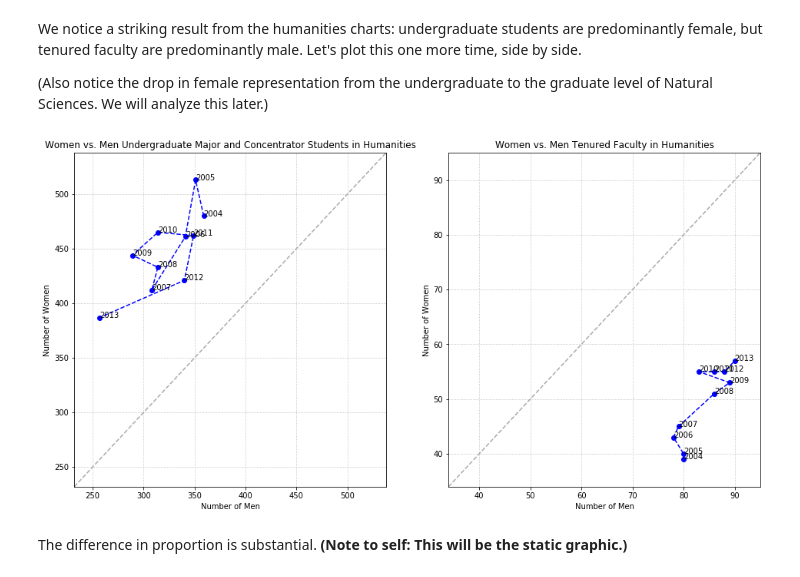
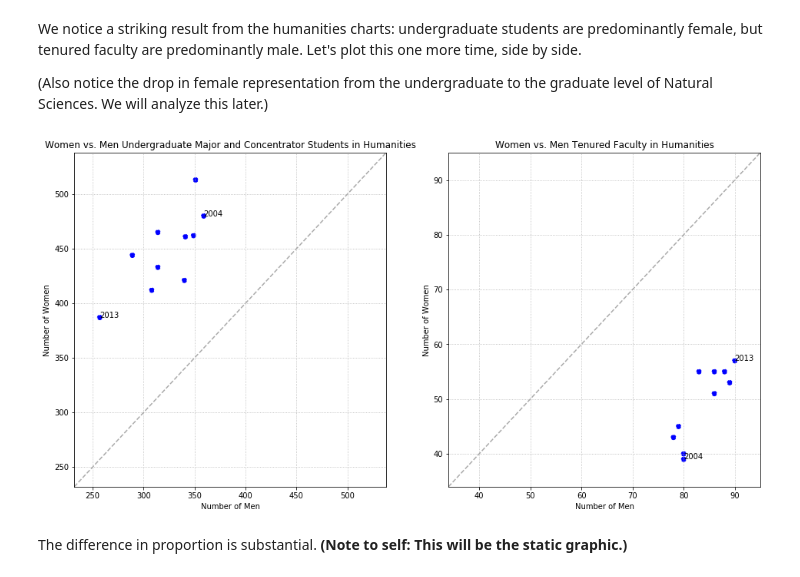
Before and after one commit to jsonkao/CU-female-representation, a Jupyter notebook: notebooks/female-representation.ipynb, the cells around one changed output. Drawn from its saved outputs; the diff is of its cells as text; code cells hidden in the pictures.

```diff
--- a/notebooks/female-representation.ipynb
+++ b/notebooks/female-representation.ipynb
@@ -46,7 +46,7 @@ def requestTable(div, rank, years=YEARS):
 
 In the following 16 charts we visualize female representation in each academic rank of each academic division. In the vertical axis we represent the number of women, in the horizontal axis the number of men. Each axis encompasses the same range. This is so we can easily visualize a 1:1 line (which represents an equal number of men and women) and compare the proportion of women over men.
 # %%
-def plotSquare(plot, div, rank, equality=True, abbreviate=True, years=YEARS, line=True, yzero=False):
+def plotSquare(plot, div, rank, equality=True, abbreviate=True, years=YEARS, line=True, yzero=False, annotate=True):
     labelIndex = 1 if abbreviate else 0
     plot.set_title(
         'Women vs. Men {} in {}'.format(
@@ -66,15 +66,18 @@ def plotSquare(plot, div, rank, equality=True, abbreviate=True, years=YEARS, lin
     padding = int((axMax - axMin) * 0.1)
     axMin -= padding
     axMax += padding
-    plot.axis(xmin=axMin,xmax=axMax,ymin=(0 if yzero else axMin),ymax=axMax)
+    if yzero:
+        axMin = 0
+    plot.axis(xmin=axMin,xmax=axMax,ymin=axMin,ymax=axMax)
 
     plot.grid('scaled', linestyle='dotted')
 
     if equality: # graph equality line
         plot.plot([axMin, axMax], [axMin, axMax], linestyle='--', marker='', color='#aaaaaa')
 
-    for y in range(len(years)):
-        plot.annotate(table['Year'][y], (table['Men'][y], table['Women'][y]))
+    if annotate:
+        for y in range(0, len(years), (len(years) - 1 if annotate == 'ends' else 1)):
+            plot.annotate(table['Year'][y], (table['Men'][y], table['Women'][y]))
 # %%
 fig, ax_lst = plt.subplots(len(divisions), len(ranks), figsize=(20,20))
 for d in range(len(divisions)):
@@ -89,9 +92,12 @@ We notice a striking result from the humanities charts: undergraduate students a
 # %%
 fig, ax_lst = plt.subplots(1, 2, figsize=(16,8))
 for r in range(2):
-    plotSquare(ax_lst[r], 1, r*3, abbreviate=False, yzero=True)
+    plotSquare(ax_lst[r], 1, r*3, abbreviate=False, annotate="ends", line=False)
+
+# data for charts available here:
+# https://docs.google.com/spreadsheets/d/1vX_t6HtxZjPXLaRRiWkWmsPKHn2jAv93y_ryYzUFzKU/edit?usp=sharing
 # %% [output]
-[figure, old version]
+[figure, new version]
 # %% [markdown]
 The difference in proportion is substantial. **(Note to self: This will be the static graphic.)**
 # %% [markdown]
```
